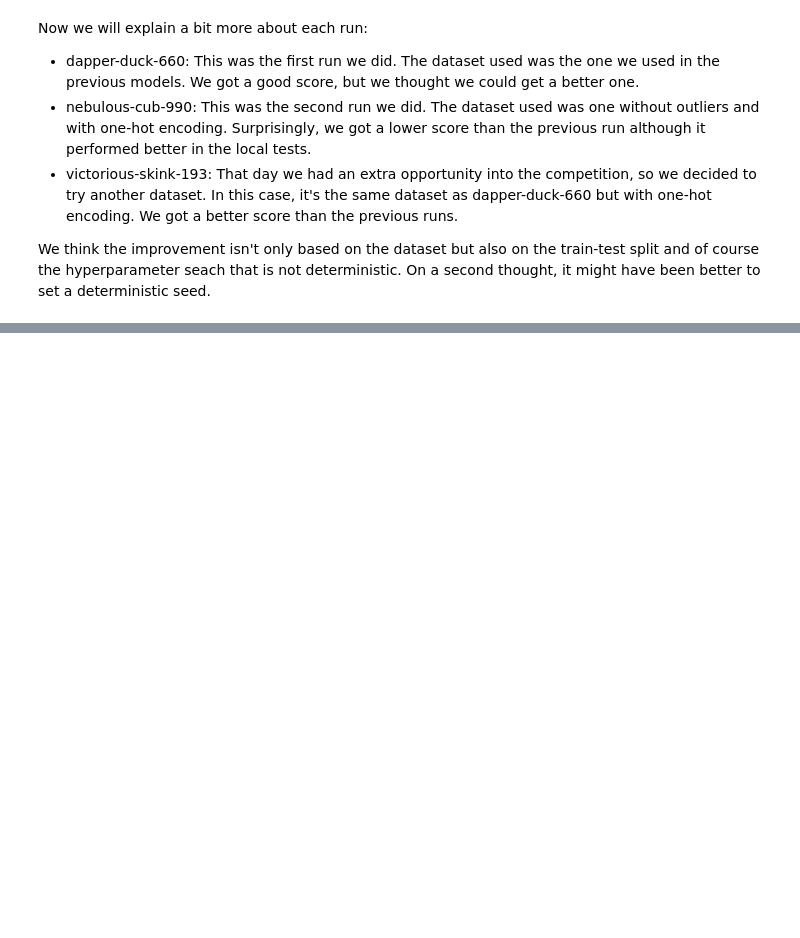
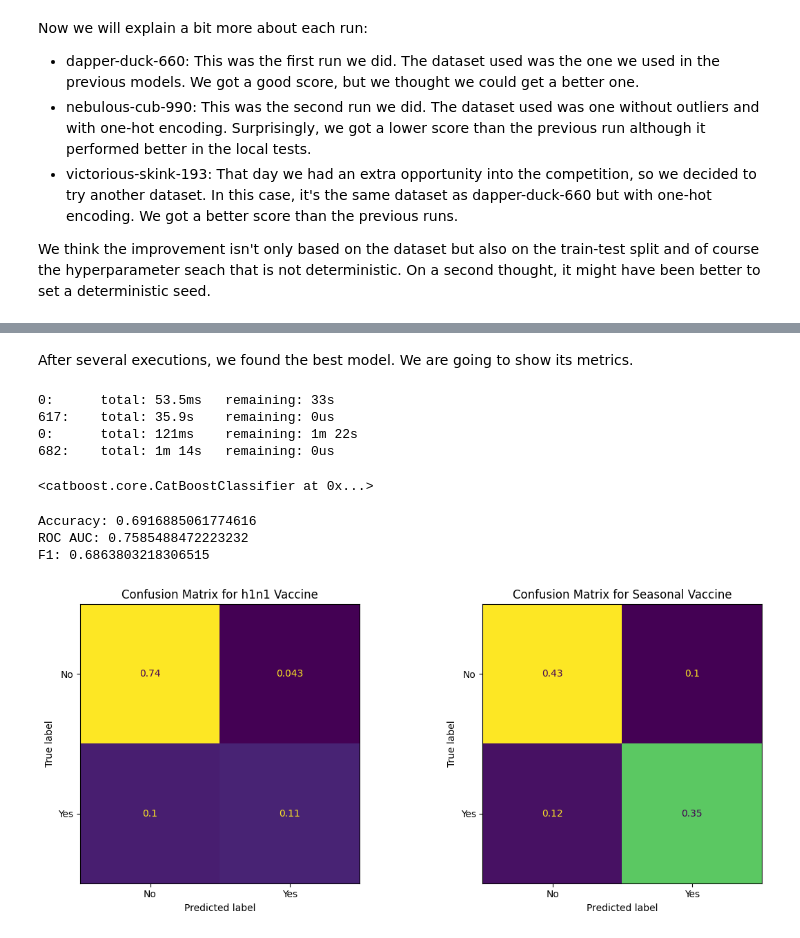
Before and after one commit to MiguelAruiz/MachineLearning-24-25-ProgressTasks, a Jupyter notebook: Progress_Task_2/Catboost.ipynb, the cells around one changed output, grey strips where cells are left out. Drawn from its saved outputs; the diff is of its cells as text; code cells hidden in the pictures; blank space fills up the shorter version.

Commit message:
added best model

```diff
--- a/Progress_Task_2/Catboost.ipynb
+++ b/Progress_Task_2/Catboost.ipynb
@@ -341,0 +344,2 @@ We think the improvement isn't only based on the dataset but also on the train-t
+# %% [markdown]
+After several executions, we found the best model. We are going to show its metrics.
@@ -341,0 +378,66 @@ We think the improvement isn't only based on the dataset but also on the train-t
+# %%
+# fit models with best parameters
+model0 = CatBoostClassifier(
+        eval_metric='AUC',
+        cat_features=categorical_columns,
+        train_dir='catboost_whole',
+        early_stopping_rounds=5, verbose=0, **h1n1_best_model["best_params"]
+    )
+model1 = CatBoostClassifier(
+        eval_metric='AUC',
+        cat_features=categorical_columns,
+        train_dir='catboost_whole',
+        early_stopping_rounds=5, verbose=0, **seasonal_best_model["best_params"]
+    )
+
+model0.fit(X_train, h1_train, verbose=1000)
+model1.fit(X_train, seasonal_train, verbose=1000)
+# %% [output]
+0:      total: 53.5ms   remaining: 33s
+617:    total: 35.9s    remaining: 0us
+0:      total: 121ms    remaining: 1m 22s
+682:    total: 1m 14s   remaining: 0us
+<catboost.core.CatBoostClassifier at 0x...>
+# %%
+# extract predictions
+y_pred0 = model0.predict(X_test)
+y_pred1 = model1.predict(X_test)
+y_pred_prob0 = model0.predict_proba(X_test)
+y_pred_prob1 = model1.predict_proba(X_test)
+
+# combine predictions of both models
+y_pred = np.column_stack([y_pred0, y_pred1])
+# %%
+################ METRICS ################
+accuracy = accuracy_score(y_test, y_pred)
+roc_auc = roc_auc_score(y_test, y_pred, average="macro")
+f1 = f1_score(y_test, y_pred, average="macro")
+print(f'Accuracy: {accuracy}')
+print(f'ROC AUC: {roc_auc}')
+print(f'F1: {f1}')
+# %% [output]
+Accuracy: 0.6916885061774616
+ROC AUC: 0.7585488472223232
+F1: 0.6863803218306515
+# %%
+# confusion matrices
+from sklearn.metrics import ConfusionMatrixDisplay, confusion_matrix
+
+fig, ax = plt.subplots(1, 2, figsize=(12, 5))
+
+# H1N1 vaccine
+cm_h1n1 = confusion_matrix(y_test['h1n1_vaccine'], y_pred0, normalize='all')
+disp_h1n1 = ConfusionMatrixDisplay(confusion_matrix=cm_h1n1, display_labels=['No', 'Yes'])
+disp_h1n1.plot(ax=ax[0], colorbar=False)
+ax[0].set_title('Confusion Matrix for h1n1 Vaccine')
+
+# Confusion matrix for seasonal vaccine
+cm_seasonal = confusion_matrix(y_test['seasonal_vaccine'], y_pred1, normalize='all')
+disp_seasonal = ConfusionMatrixDisplay(confusion_matrix=cm_seasonal, display_labels=['No', 'Yes'])
+disp_seasonal.plot(ax=ax[1], colorbar=False)
+ax[1].set_title('Confusion Matrix for Seasonal Vaccine')
+
+plt.tight_layout()
+plt.show()
+# %% [output]
+[figure, added]
```
Also changed, not shown: parts of 2 cells of this notebook.
